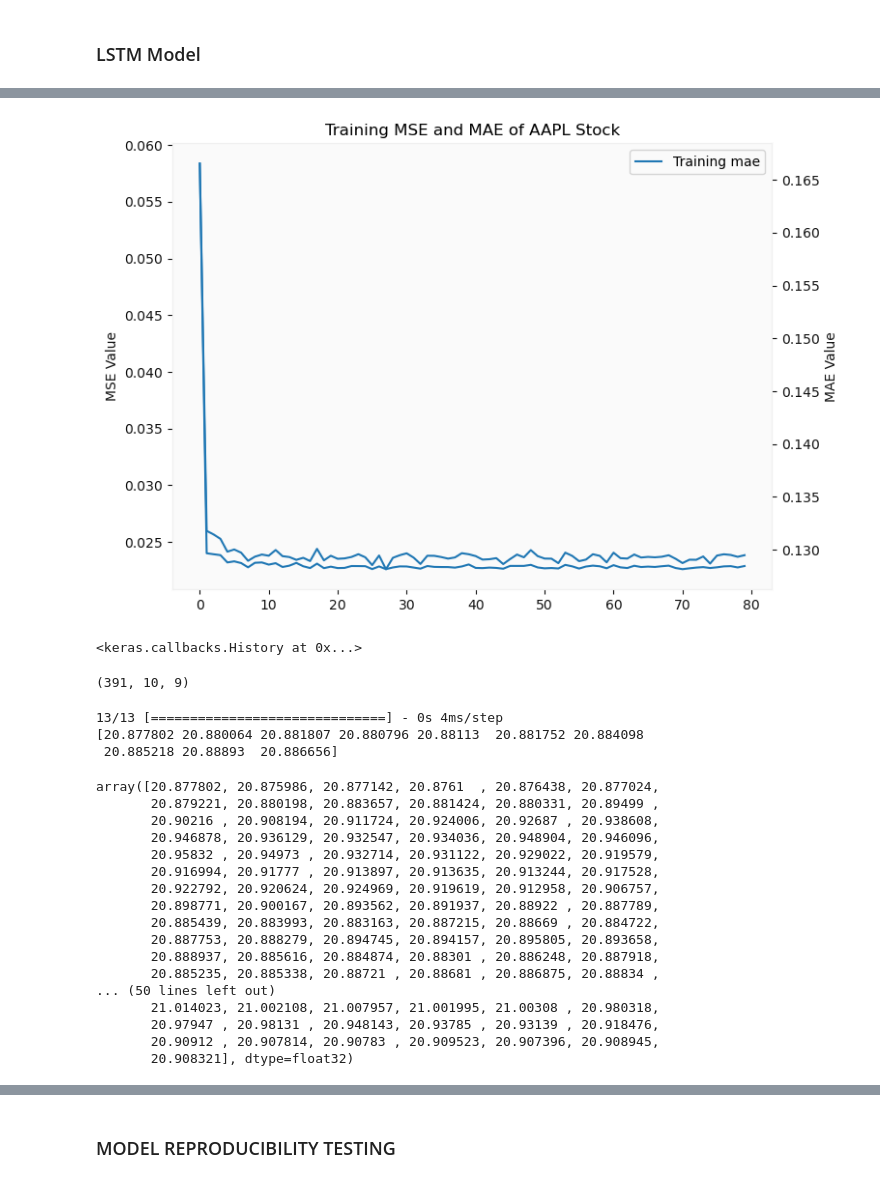
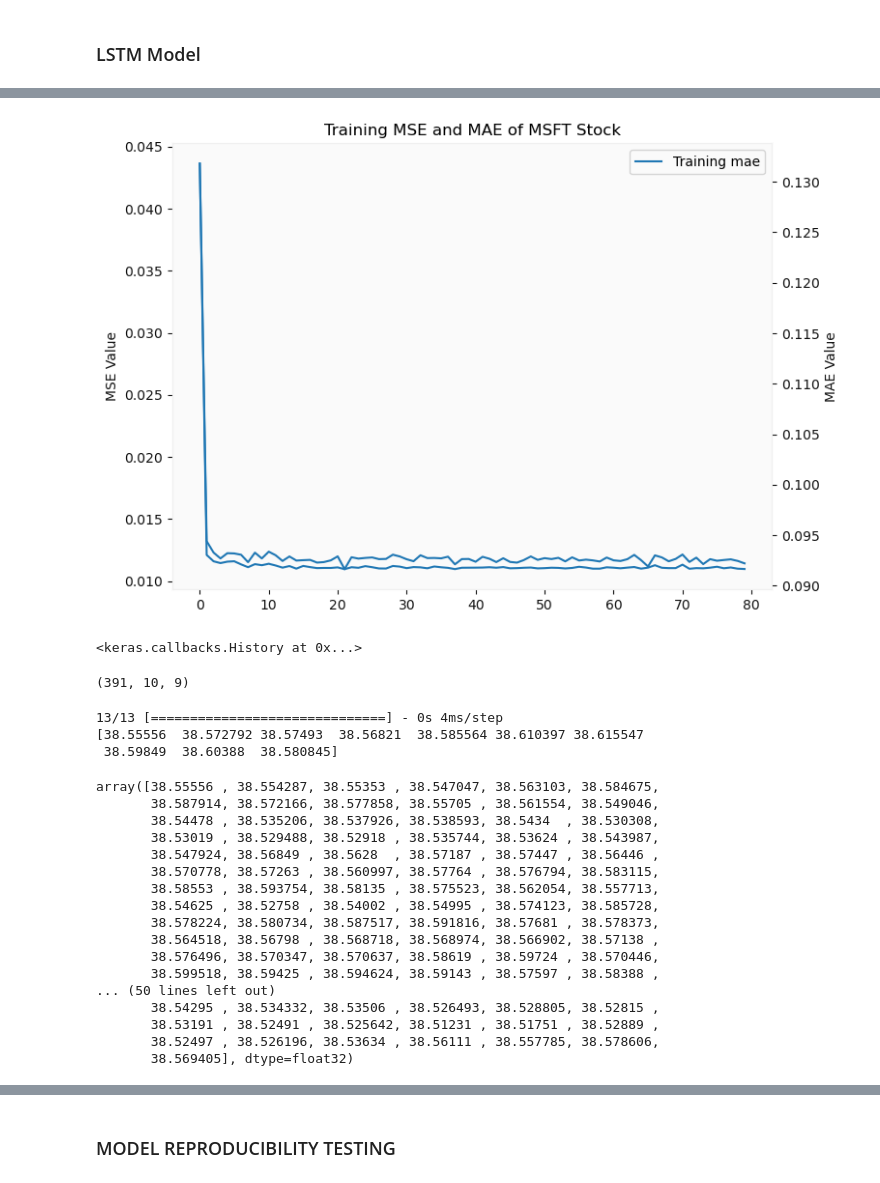
Before and after one commit to jblanco89/MLOps_zoomcamp_course, a Jupyter notebook: EDA/stock_market_analysis.ipynb, the cells around one changed output, grey strips where cells are left out. Cells and saved outputs as stored; diff of their text form; code cells hidden in the pictures.

```diff
--- a/EDA/stock_market_analysis.ipynb
+++ b/EDA/stock_market_analysis.ipynb
@@ -123,7 +123,7 @@ def technical_indicators(df_path: str):
     print(df.tail())
     return df
 # %%
-data = technical_indicators(df_path='../data/AAPL_20230601.csv')
+data = technical_indicators(df_path='../data/MSFT_20230601.csv')
 # %% [output]
                   Open        High         Low       Close   Adj Close  \
 Date
@@ -573,7 +573,7 @@ def lstm_model_train(df: pd.DataFrame,
 # %%
 np.random.seed(44)
 lstm, X_test_output, Y_test_output = lstm_model_train(scaled_data.tail(2000),
-                        'AAPL',
+                        'MSFT',
                         plot_lstm_model=True,
                         selected_epochs=80,
                         selected_batch_size=12,
@@ -600,4 +600,4 @@ Epoch 80/80
-[figure, old version]
+[figure, new version]
 <keras.callbacks.History at 0x...>
 # %%
 X_test_output.shape
@@ -614,29 +614,29 @@ reshaped_Y_pred = Y_pred.reshape((len(X_test_output), 10))
 print(reshaped_Y_pred[0])
 # %% [output]
 13/13 [==============================] - 0s 4ms/step
-[20.877802 20.880064 20.881807 20.880796 20.88113  20.881752 20.884098
- 20.885218 20.88893  20.886656]
+[38.55556  38.572792 38.57493  38.56821  38.585564 38.610397 38.615547
+ 38.59849  38.60388  38.580845]
 # %%
 first_column_y_pred = reshaped_Y_pred[:, 0]
 first_column_y_pred
 # %% [output]
-array([20.877802, 20.875986, 20.877142, 20.8761  , 20.876438, 20.877024,
-       20.879221, 20.880198, 20.883657, 20.881424, 20.880331, 20.89499 ,
-       20.90216 , 20.908194, 20.911724, 20.924006, 20.92687 , 20.938608,
-       20.946878, 20.936129, 20.932547, 20.934036, 20.948904, 20.946096,
-       20.95832 , 20.94973 , 20.932714, 20.931122, 20.929022, 20.919579,
-       20.916994, 20.91777 , 20.913897, 20.913635, 20.913244, 20.917528,
-       20.922792, 20.920624, 20.924969, 20.919619, 20.912958, 20.906757,
-       20.898771, 20.900167, 20.893562, 20.891937, 20.88922 , 20.887789,
-       20.885439, 20.883993, 20.883163, 20.887215, 20.88669 , 20.884722,
-       20.887753, 20.888279, 20.894745, 20.894157, 20.895805, 20.893658,
-       20.888937, 20.885616, 20.884874, 20.88301 , 20.886248, 20.887918,
-       20.885235, 20.885338, 20.88721 , 20.88681 , 20.886875, 20.88834 ,
+array([38.55556 , 38.554287, 38.55353 , 38.547047, 38.563103, 38.584675,
+       38.587914, 38.572166, 38.577858, 38.55705 , 38.561554, 38.549046,
+       38.54478 , 38.535206, 38.537926, 38.538593, 38.5434  , 38.530308,
+       38.53019 , 38.529488, 38.52918 , 38.535744, 38.53624 , 38.543987,
+       38.547924, 38.56849 , 38.5628  , 38.57187 , 38.57447 , 38.56446 ,
+       38.570778, 38.57263 , 38.560997, 38.57764 , 38.576794, 38.583115,
+       38.58553 , 38.593754, 38.58135 , 38.575523, 38.562054, 38.557713,
+       38.54625 , 38.52758 , 38.54002 , 38.54995 , 38.574123, 38.585728,
+       38.578224, 38.580734, 38.587517, 38.591816, 38.57681 , 38.578373,
+       38.564518, 38.56798 , 38.568718, 38.568974, 38.566902, 38.57138 ,
+       38.576496, 38.570347, 38.570637, 38.58619 , 38.59724 , 38.570446,
+       38.599518, 38.59425 , 38.594624, 38.59143 , 38.57597 , 38.58388 ,
 ... (50 lines left out)
-       21.014023, 21.002108, 21.007957, 21.001995, 21.00308 , 20.980318,
-       20.97947 , 20.98131 , 20.948143, 20.93785 , 20.93139 , 20.918476,
-       20.90912 , 20.907814, 20.90783 , 20.909523, 20.907396, 20.908945,
-       20.908321], dtype=float32)
+       38.54295 , 38.534332, 38.53506 , 38.526493, 38.528805, 38.52815 ,
+       38.53191 , 38.52491 , 38.525642, 38.51231 , 38.51751 , 38.52889 ,
+       38.52497 , 38.526196, 38.53634 , 38.56111 , 38.557785, 38.578606,
+       38.569405], dtype=float32)
 # %%
 Y_test = Y_test_output * (max_value - min_value) + min_value
 Y_test
```
Also changed, not shown: parts of 17 cells of this notebook, 4 other files.
